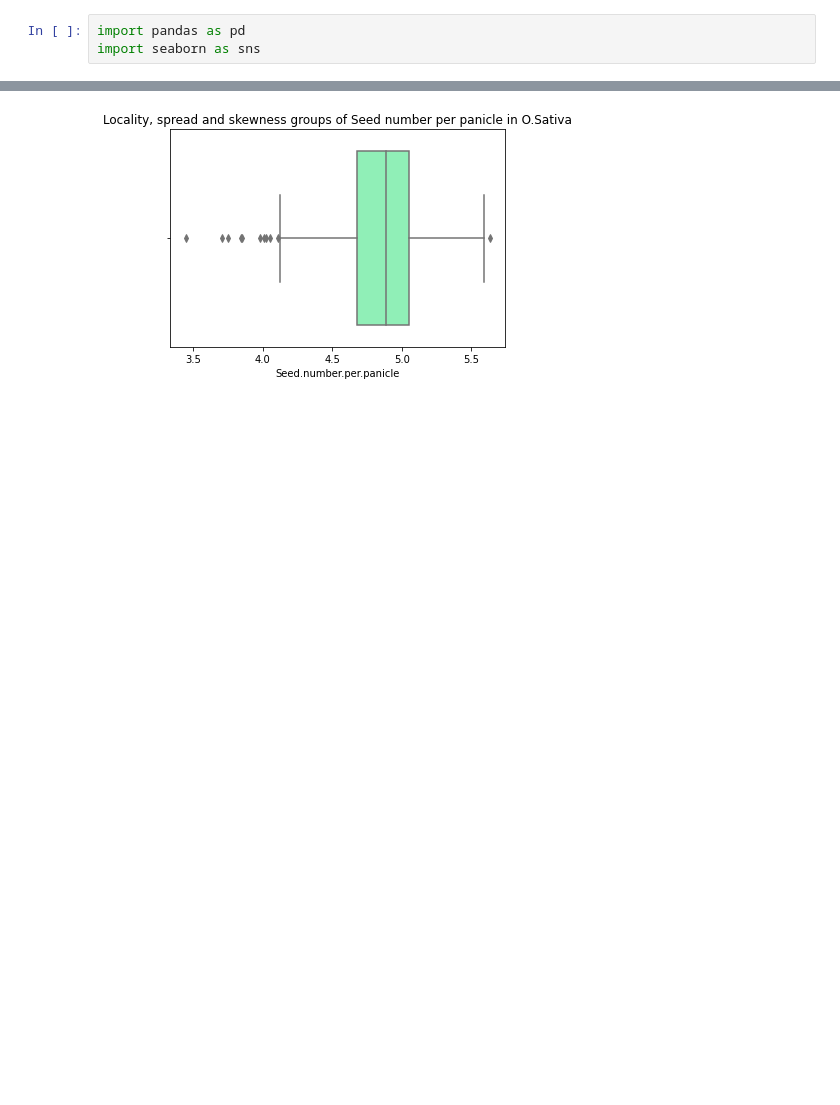
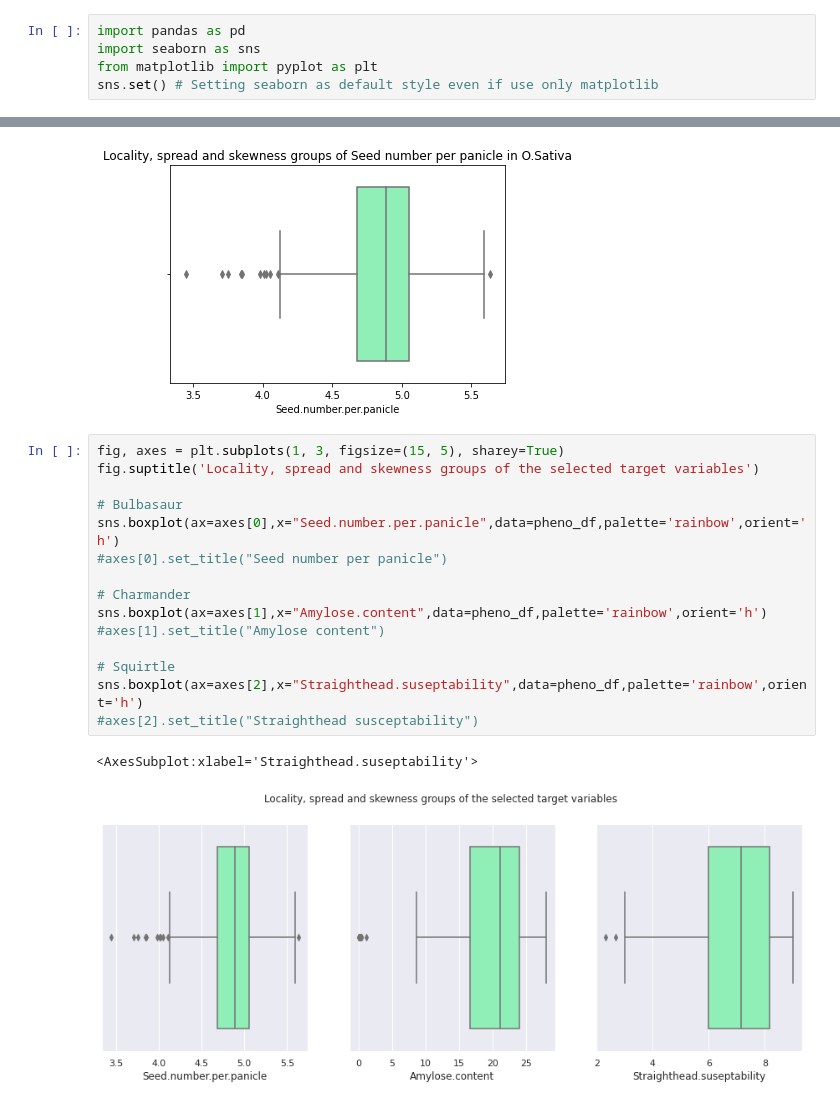
Before and after one commit to teddyalexandre/prediction-phenotype-riz-asiatique, a Jupyter notebook: Notebook/plots_pheno.ipynb, the cells around one changed output, grey strips where cells are left out. Saved outputs shown, nothing was run; the diff lists cells and outputs as text; blank space fills up the shorter version.

Commit message:
add multi plots

```diff
--- a/Notebook/plots_pheno.ipynb
+++ b/Notebook/plots_pheno.ipynb
@@ -1,6 +1,8 @@
 # %%
 import pandas as pd
 import seaborn as sns
+from matplotlib import pyplot as plt
+sns.set() # Setting seaborn as default style even if use only matplotlib
 # %%
 pheno_df = pd.read_csv('~/Téléchargements/pheno.csv')
 pheno_df.head()
@@ -46,3 +48,21 @@ sns.boxplot(x="Seed.number.per.panicle",data=pheno_df,palette='rainbow',orient='
 # %% [output]
 [Text(0.5, 1.0, 'Locality, spread and skewness groups of Seed number per panicle in O.Sativa')]
 [figure]
+# %%
+fig, axes = plt.subplots(1, 3, figsize=(15, 5), sharey=True)
+fig.suptitle('Locality, spread and skewness groups of the selected target variables')
+
+# Bulbasaur
+sns.boxplot(ax=axes[0],x="Seed.number.per.panicle",data=pheno_df,palette='rainbow',orient='h')
+#axes[0].set_title("Seed number per panicle")
+
+# Charmander
+sns.boxplot(ax=axes[1],x="Amylose.content",data=pheno_df,palette='rainbow',orient='h')
+#axes[1].set_title("Amylose content")
+
+# Squirtle
+sns.boxplot(ax=axes[2],x="Straighthead.suseptability",data=pheno_df,palette='rainbow',orient='h')
+#axes[2].set_title("Straighthead susceptability")
+# %% [output]
+<AxesSubplot:xlabel='Straighthead.suseptability'>
+[figure, added]
```
